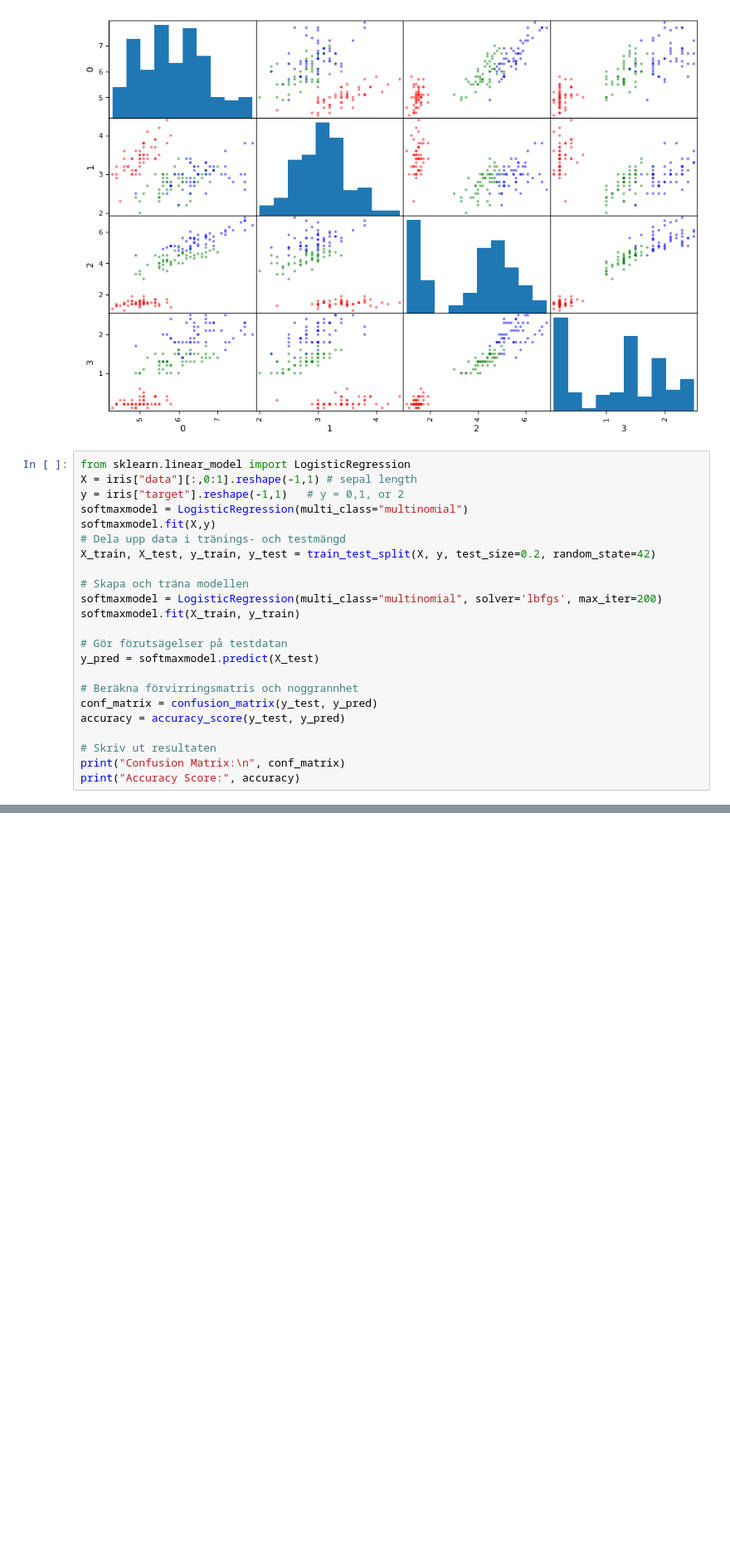
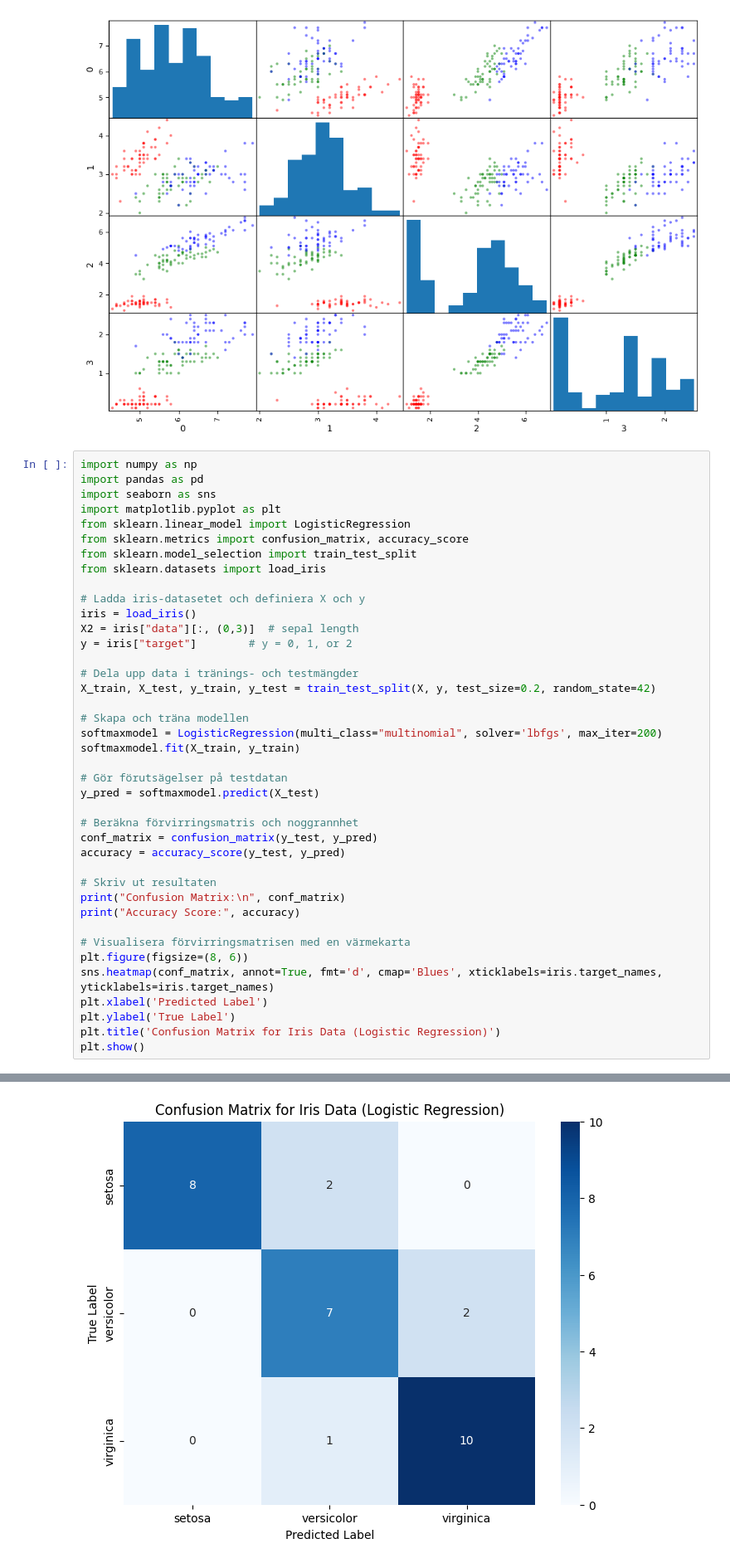
Before and after one commit to NooredeenAjaj/Home-Safety-Monitoring, a Jupyter notebook: lec4_iris_multiclass.ipynb, the cells around one changed output, grey strips where cells are left out. Shown at 83% size. Drawn from its saved outputs; the diff is of its cells as text; blank space fills up the shorter version.

```diff
--- a/lec4_iris_multiclass.ipynb
+++ b/lec4_iris_multiclass.ipynb
@@ -49,12 +53,21 @@ files.download("plotiris.pdf")
 [interactive output not drawn]
 [figure]
 # %%
+import numpy as np
+import pandas as pd
+import seaborn as sns
+import matplotlib.pyplot as plt
 from sklearn.linear_model import LogisticRegression
-X = iris["data"][:,0:1].reshape(-1,1) # sepal length
-y = iris["target"].reshape(-1,1)   # y = 0,1, or 2
-softmaxmodel = LogisticRegression(multi_class="multinomial")
-softmaxmodel.fit(X,y)
-# Dela upp data i tränings- och testmängd
+from sklearn.metrics import confusion_matrix, accuracy_score
+from sklearn.model_selection import train_test_split
+from sklearn.datasets import load_iris
+
+# Ladda iris-datasetet och definiera X och y
+iris = load_iris()
+X2 = iris["data"][:, (0,3)]  # sepal length
+y = iris["target"]        # y = 0, 1, or 2
+
+# Dela upp data i tränings- och testmängder
 X_train, X_test, y_train, y_test = train_test_split(X, y, test_size=0.2, random_state=42)
 
 # Skapa och träna modellen
@@ -71,4 +84,12 @@ accuracy = accuracy_score(y_test, y_pred)
 # Skriv ut resultaten
 print("Confusion Matrix:\n", conf_matrix)
 print("Accuracy Score:", accuracy)
+
+# Visualisera förvirringsmatrisen med en värmekarta
+plt.figure(figsize=(8, 6))
+sns.heatmap(conf_matrix, annot=True, fmt='d', cmap='Blues', xticklabels=iris.target_names, yticklabels=iris.target_names)
+plt.xlabel('Predicted Label')
+plt.ylabel('True Label')
+plt.title('Confusion Matrix for Iris Data (Logistic Regression)')
+plt.show()
 # %% [output]
@@ -76,3 +101,4 @@ LogisticRegression(multi_class='multinomial')
+[figure, added]
 # %%
 # Plot Setosa probability versus Sepal Length
 Xnew = np.linspace(4,8,1000).reshape(-1,1)
```
Also changed, not shown: parts of 2 cells of this notebook.
